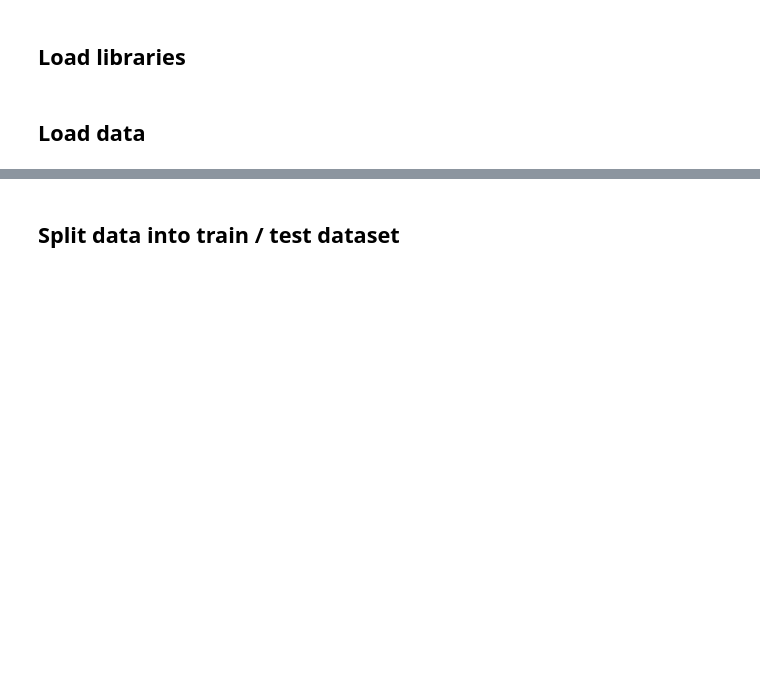
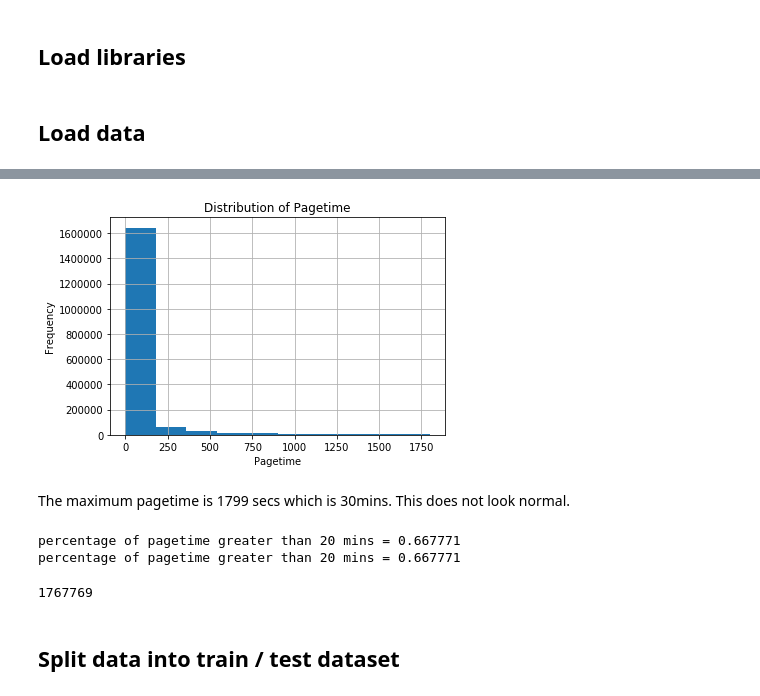
Before and after one commit to tkokkeng/EB5202-RetailRocket, a Jupyter notebook: retailrocket-clustering.ipynb, the cells around one changed output, grey strips where cells are left out. Drawn from its saved outputs; the diff is of its cells as text; code cells hidden in the pictures; blank space fills up the shorter version.

```diff
--- a/retailrocket-clustering.ipynb
+++ b/retailrocket-clustering.ipynb
@@ -181,2 +106,24 @@ sessions_df.to_pickle(os.path.join('data', 'sessions_temp.pkl'))
+# %%
+sessions_df['pagetime'].hist(bins=10)
+plt.title('Distribution of Pagetime')
+plt.xlabel('Pagetime')
+plt.ylabel('Frequency')
+plt.show()
+# %% [output]
+[figure, added]
+# %% [markdown]
+The maximum pagetime is 1799 secs which is 30mins. This does not look normal.
+# %%
+mins = 20
+print('percentage of pagetime greater than %d mins = %f' % (mins, len(sessions_df.loc[sessions_df['pagetime'] > mins * 60, :]) / len(sessions_df) * 100))
+# %% [output]
+percentage of pagetime greater than 20 mins = 0.667771
+percentage of pagetime greater than 20 mins = 0.667771
+# %%
+# Remove the sessions where pagetime > 20 mins
+sessions_df.drop(sessions_df.index[sessions_df['pagetime'] > 1200], inplace=True)
+len(sessions_df)
+# %% [output]
+1767769
 # %% [markdown]
 ## Split data into train / test dataset
```
Also changed, not shown: parts of 91 cells of this notebook, 2 other files.
